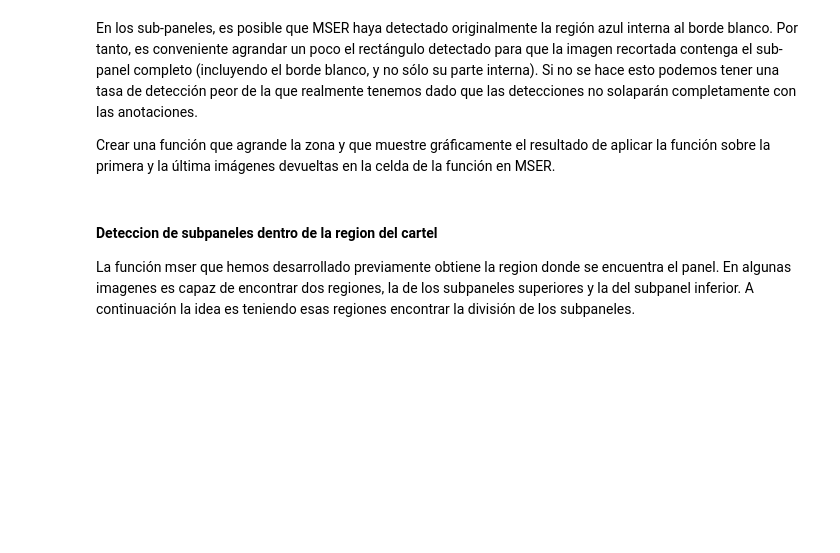
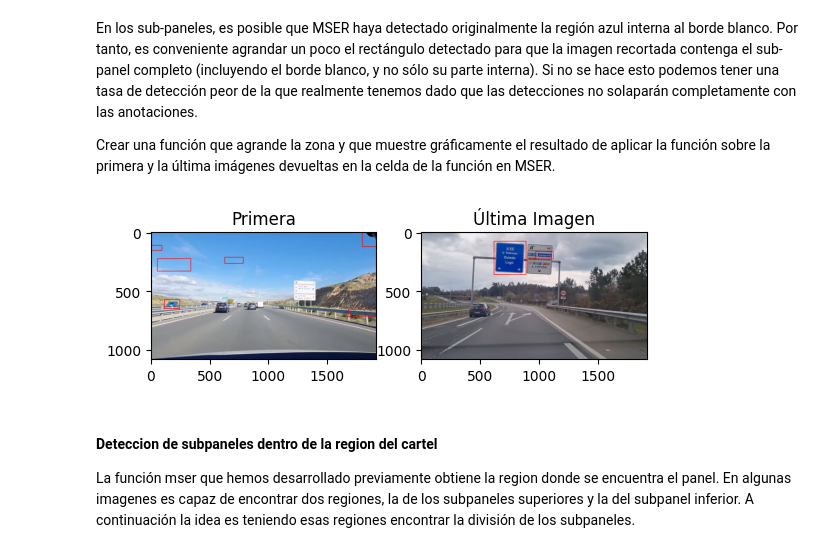
Before and after one commit to Im-Lewis/Practica1-VA, a Jupyter notebook: notebook_BlueFilter_deff.ipynb, the cells around one changed output. Saved outputs shown, nothing was run; the diff lists cells and outputs as text; code cells hidden in the pictures; blank space fills up the shorter version.

```diff
--- a/notebook_BlueFilter_deff.ipynb
+++ b/notebook_BlueFilter_deff.ipynb
@@ -316,10 +246,10 @@ list_filtered_rectangles, list_filtered_regions = rectangle_filtered(imagenes_tr
 # %% [markdown]
 Nota: Además de filtrar por la relación de aspecto de las regiones detectadas esta función también elimina los rectangulos de las regiones que estén dentro de otros rectangulos
 # %%
-# Para mostrar el resultado de otras imagenes
+# To display the result of all images
 '''
-for i,image in enumerate(list_filtered_rectangles):
-    cv2.imshow('IMAGEN: '+ str(i), list_filtered_rectangles[i])
+for i,image in enumerate(images_filtered_rectangles):
+    cv2.imshow('IMAGEN: '+ str(i+1), images_filtered_rectangles[i])
     cv2.waitKey(0)
     cv2.destroyAllWindows()
 '''
@@ -328,44 +258,33 @@ En los sub-paneles, es posible que MSER haya detectado originalmente la región
 
 Crear una función que agrande la zona y que muestre gráficamente el resultado de aplicar la función sobre la primera y la última imágenes devueltas en la celda de la función en MSER.
 # %%
-def ampliar_regiones(list_images, list_filtered_regions):
-    images_expand_regions = [] # Lista de imagenes con las regiones ampliadas
-    regiones_ampliadas = [] # Lista de las regiones ampliadas
-    regiones_rectangulares = []
-
-    for i, img in enumerate(list_images):
+def expand_regions(processed_images, filtered_regions):
+    images_extended_regions = []
+    extended_regions = []
+    possible_panels = []
+    for i, img in enumerate(processed_images):
         copy = img.copy()
-        regiones_ampliadas_imagen = [] # Lista de las regiones ampliadas de la imagen actual
-        regiones_rectangulares_img = [] # Lista de rectangulos de la imagen actual
-        for region in list_filtered_regions[i]:
+        extended_regions_img = []
+        possible_panels_img = []
+        for region in filtered_regions[i]:
             x, y, w, h = cv2.boundingRect(region)
-
-            # Ajustar los límites del rectángulo para que no excedan los límites de la imagen
+            # we expand the region without leaving the image limits
             x_new = max(0, x - 15)
             y_new = max(0, y - 15)
             w_new = min(img.shape[1] - x_new, w + 30)
             h_new = min(img.shape[0] - y_new, h + 30)
             tuple_of_coords = (x_new, y_new, w_new, h_new)
-
-            rectangulo = cv2.rectangle(copy, (x_new, y_new), (x_new + w_new, y_new + h_new), (0, 0, 255), 2)
-            pixels_region = list_images[i][y_new:y_new+h_new, x_new:x_new+w_new]
-            regiones_rectangulares_img.append((rectangulo, pixels_region))
-            regiones_ampliadas_imagen.append(tuple_of_coords) # Anyadimos las coordenadas a de la region a la lista
-
-        regiones_rectangulares.append(regiones_rectangulares_img)
-        images_expand_regions.append(copy)
-        regiones_ampliadas.append(regiones_ampliadas_imagen)
-
-    # Mostramos la primera y la última imagen
-    cv2.imshow('Detected Traffic Signs', images_expand_regions[0])
-    cv2.waitKey(0)
-    cv2.destroyAllWindows()
-    cv2.imshow('Detected Traffic Signs', images_expand_regions[-1])
-    cv2.waitKey(0)
-    cv2.destroyAllWindows()
-
-    return images_expand_regions, regiones_ampliadas, regiones_rectangulares
+            rectangulo = cv2.rectangle(copy, (x_new, y_new), (x_new + w_new, y_new + h_new), (0, 0, 255), 3)
+            pixels_region = processed_images[i][y_new:y_new+h_new, x_new:x_new+w_new]
+            possible_panels_img.append((rectangulo, pixels_region))
+            extended_regions_img.append(tuple_of_coords)
+        possible_panels.append(possible_panels_img)
+        images_extended_regions.append(copy)
+        extended_regions.append(extended_regions_img)
+    show_first_and_last(images_extended_regions)
+    return images_extended_regions, extended_regions, possible_panels
 
 #--------------------------------------------------------------------------------------------------------------------------
-# Llamamos a la funcion
-img_expanded_regions, regiones_ampliadas, carteles = ampliar_regiones(imagenes_tratadas, list_filtered_regions)
+images_extended_regions, extended_regions, possible_panels = expand_regions(processed_images, filtered_regions)
+# %% [output]
+[figure, added]
```
Also changed, not shown: parts of 16 cells of this notebook.
